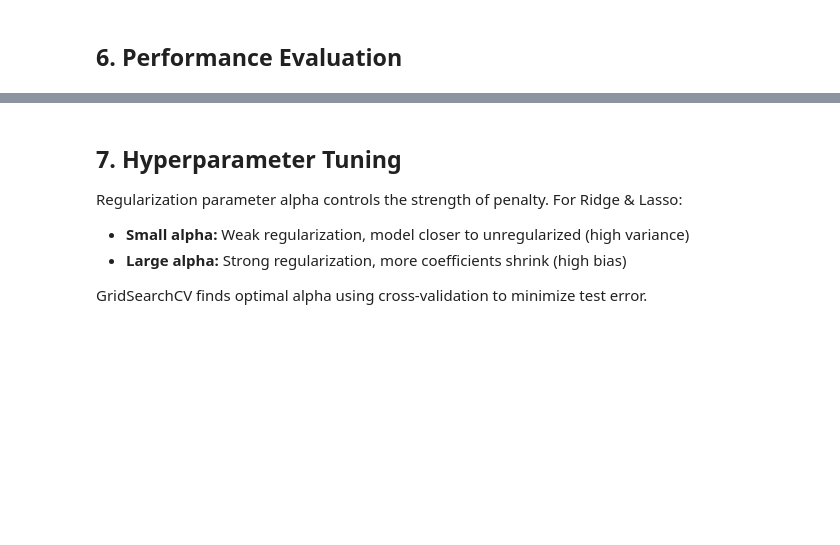
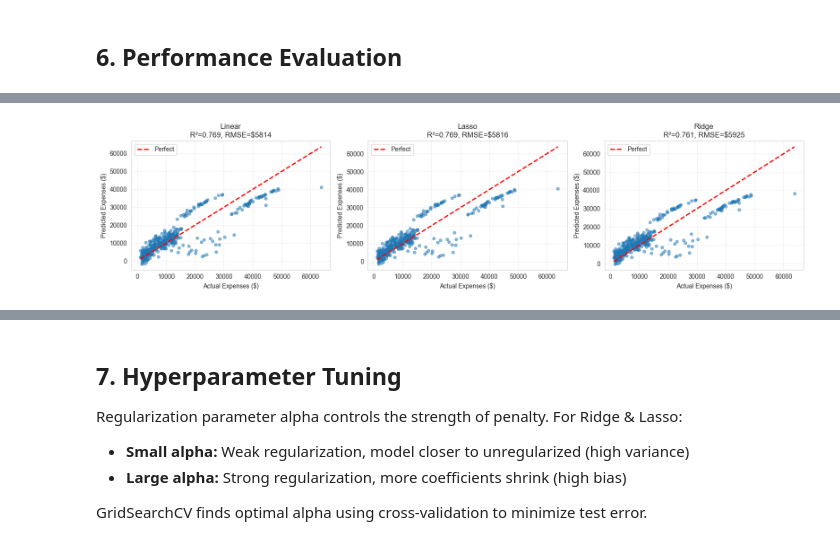
Before and after one commit to WhyAsh5114/MLDL, a Jupyter notebook: Exp2/Exp2_balanced.ipynb, the cells around one changed output, grey strips where cells are left out. Saved outputs shown, nothing was run; the diff lists cells and outputs as text; code cells hidden in the pictures; blank space fills up the shorter version.

```diff
--- a/Exp2/Exp2_balanced.ipynb
+++ b/Exp2/Exp2_balanced.ipynb
@@ -200,22 +245,24 @@ if df is not None:
 # %%
 if df is not None:
     fig, axes = plt.subplots(1, 3, figsize=(16, 4))
 
     predictions = [('Linear', y_test_lr), ('Lasso', y_test_lasso), ('Ridge', y_test_ridge)]
 
     for idx, (name, y_pred) in enumerate(predictions):
         axes[idx].scatter(y_test, y_pred, alpha=0.5, s=20)
         axes[idx].plot([y_test.min(), y_test.max()], [y_test.min(), y_test.max()], 'r--', lw=2, label='Perfect')
         r2 = r2_score(y_test, y_pred)
         rmse = np.sqrt(mean_squared_error(y_test, y_pred))
-        axes[idx].set_xlabel('Actual Charges ($)')
-        axes[idx].set_ylabel('Predicted Charges ($)')
+        axes[idx].set_xlabel('Actual Expenses ($)')
+        axes[idx].set_ylabel('Predicted Expenses ($)')
         axes[idx].set_title(f'{name}\nR²={r2:.3f}, RMSE=${rmse:.0f}')
         axes[idx].legend()
         axes[idx].grid(alpha=0.3)
 
     plt.tight_layout()
     plt.show()
+# %% [output]
+[figure, added]
 # %%
 if df is not None:
     fig, axes = plt.subplots(1, 2, figsize=(14, 5))
```
Also changed, not shown: parts of 11 cells of this notebook, 3 other files.
